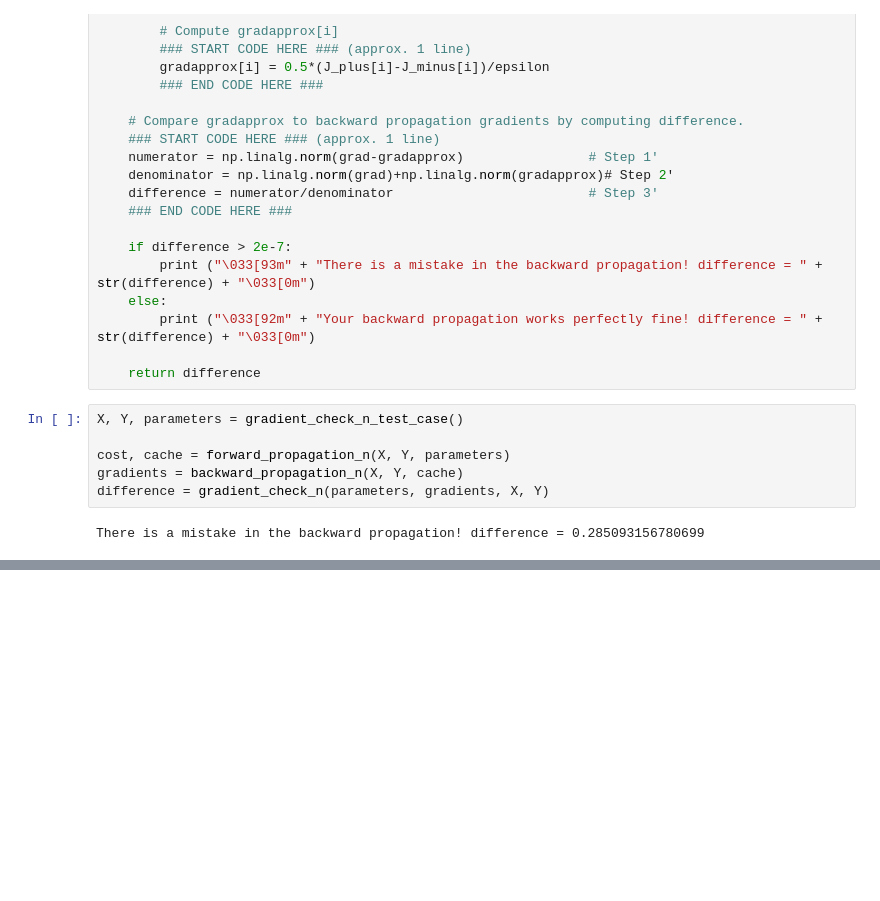
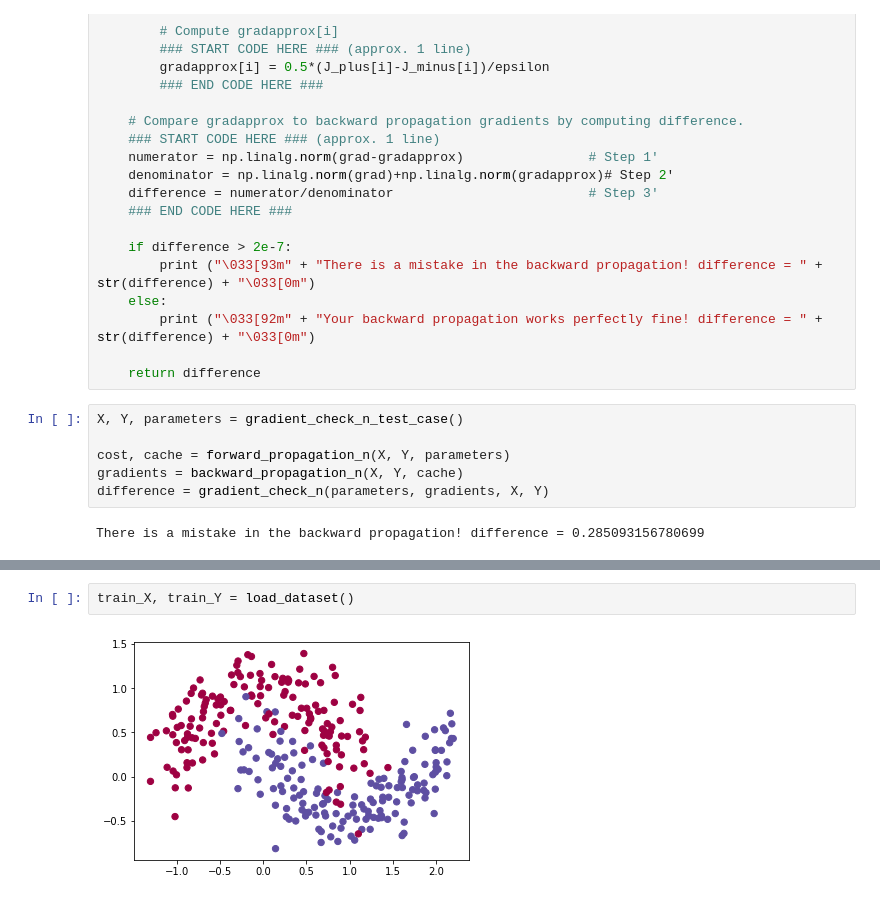
Before and after one commit to emarinhoss/projects_jupyter, a Jupyter notebook: Coursera/Improving_Deep_Learning.ipynb, the cells around one changed output, grey strips where cells are left out. Saved outputs shown, nothing was run; the diff lists cells and outputs as text; blank space fills up the shorter version.

```diff
--- a/Coursera/Improving_Deep_Learning.ipynb
+++ b/Coursera/Improving_Deep_Learning.ipynb
@@ -1521,0 +2087,4 @@ Congrats, you can be confident that your deep learning model for fraud detection
+# %%
+train_X, train_Y = load_dataset()
+# %% [output]
+[figure, added]
```
Also changed, not shown: parts of 29 cells of this notebook, 2 other files.
